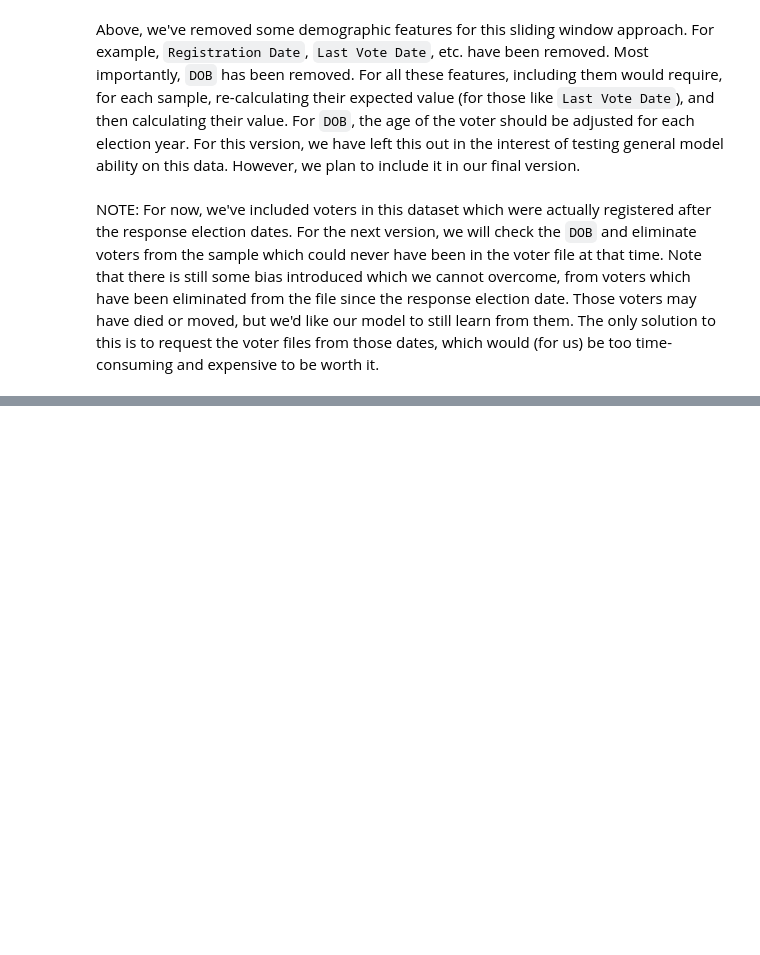
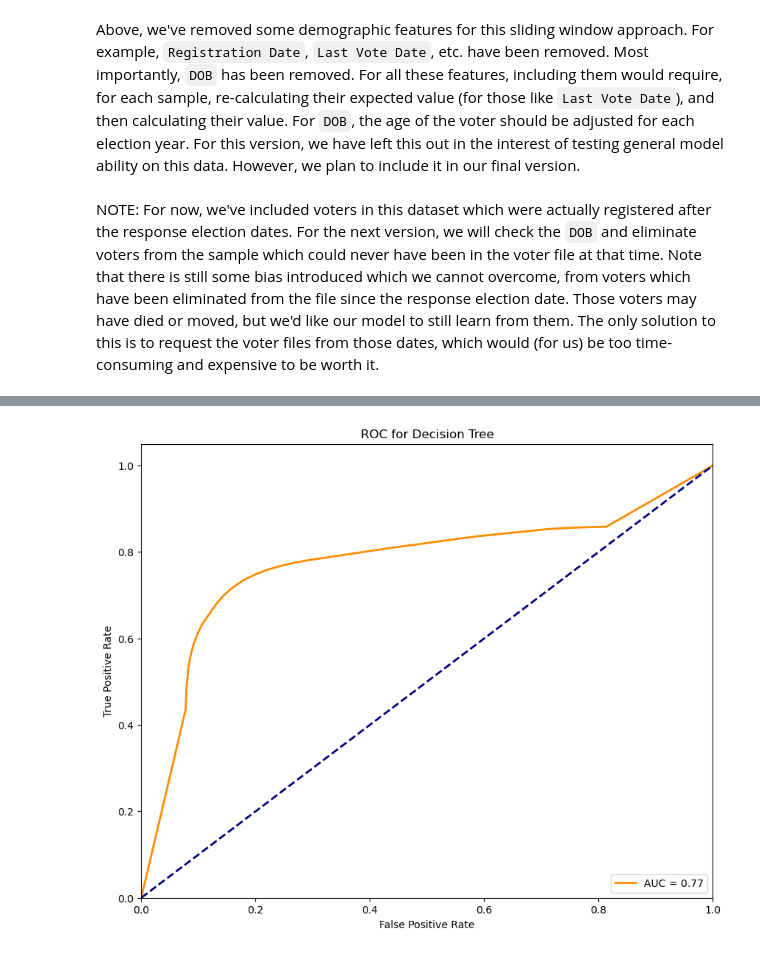
Before and after one commit to aaronzberger/VoterPrediction, a Jupyter notebook: src/sampling.ipynb, the cells around one changed output, grey strips where cells are left out. Drawn from its saved outputs; the diff is of its cells as text; code cells hidden in the pictures; blank space fills up the shorter version.

Commit message:
Train Decision Tree and Random Forest in sampling.ipynb

```diff
--- a/src/sampling.ipynb
+++ b/src/sampling.ipynb
@@ -127,0 +138,20 @@ NOTE: For now, we've included voters in this dataset which were actually registe
+# %%
+# Separating the features and target variable
+X = df.drop(['Response'], axis=1)
+y = df['Response']
+
+# Splitting the data into training and testing sets
+X_train, X_test, y_train, y_test = train_test_split(X, y, test_size=0.3, random_state=109)
+
+# Initializing the Decision Tree Classifier
+dt_classifier = DecisionTreeClassifier(random_state=109)
+
+# Training the model
+dt_classifier.fit(X_train, y_train)
+
+# Predicting on the test set
+y_pred = dt_classifier.predict(X_test)
+
+# Evaluating the model
+accuracy = accuracy_score(y_test, y_pred)
+report = classification_report(y_test, y_pred)
@@ -127,0 +174,21 @@ NOTE: For now, we've included voters in this dataset which were actually registe
+# %%
+# Calculate the probability scores of each point in the test set
+y_scores = dt_classifier.predict_proba(X_test)[:, 1]
+
+# Compute ROC curve and ROC area
+fpr, tpr, _ = roc_curve(y_test, y_scores)
+roc_auc = auc(fpr, tpr)
+
+# Plotting the ROC Curve
+plt.figure(figsize=(10, 8))
+plt.plot(fpr, tpr, color='darkorange', lw=2, label='AUC = %0.2f' % roc_auc)
+plt.plot([0, 1], [0, 1], color='navy', lw=2, linestyle='--')
+plt.xlim([0.0, 1.0])
+plt.ylim([0.0, 1.05])
+plt.xlabel('False Positive Rate')
+plt.ylabel('True Positive Rate')
+plt.title('ROC for Decision Tree')
+plt.legend(loc="lower right")
+plt.show()
+# %% [output]
+[figure, added]
```
Also changed, not shown: parts of 10 cells of this notebook, 1 other file.
